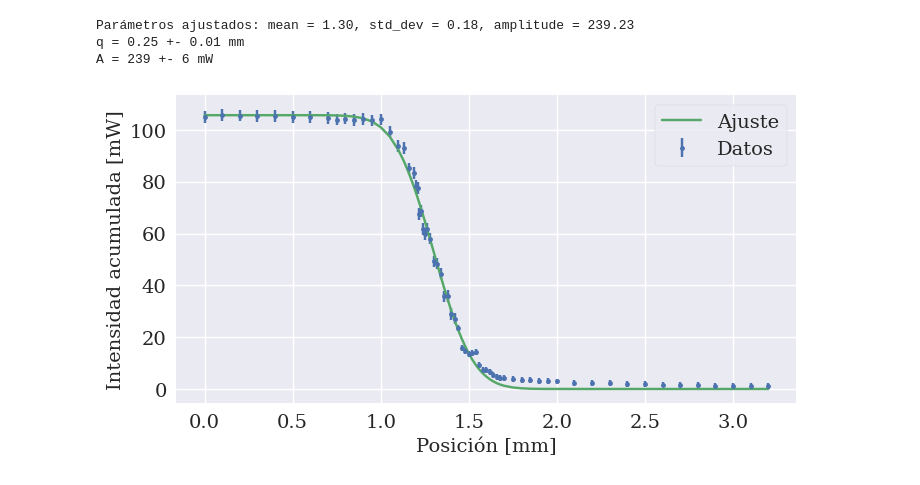
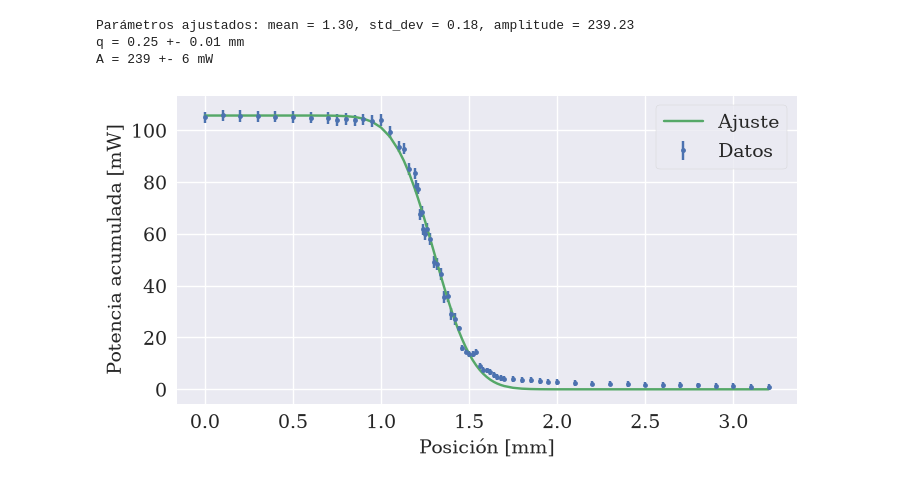
Before and after one commit to olistarosta/labo-5-2026, a Jupyter notebook: laser/analisis/perfil_laser.ipynb, the cells around one changed output. Drawn from its saved outputs; the diff is of its cells as text; code cells hidden in the pictures.

```diff
--- a/laser/analisis/perfil_laser.ipynb
+++ b/laser/analisis/perfil_laser.ipynb
@@ -65,35 +65,35 @@ interp_sin = interp1d(
     fill_value=np.nan,
 )
 
 I_sin_interp_en_pos_con = interp_sin(df1["pos_con"])
 sin_background = df1["I_con"].to_numpy() - I_sin_interp_en_pos_con
 posiciones = df1["pos_con"].to_numpy()
 
 err_sin = np.mean(df2["err_sin"])
 
 err = np.sqrt(df1["err_con"]**2 + err_sin**2 ).to_numpy()
 
 rango = posiciones>=11.8
 posiciones, sin_background, err = posiciones[rango], sin_background[rango], err[rango]
 posiciones -= posiciones[0]
 
 popt, pcov = curve_fit(modified_erf, posiciones, sin_background, p0 = (1.2,0.23,1.7))
 
 fig, ax = plt.subplots(figsize = (8, 4))
 plt.errorbar(posiciones, sin_background, err,fmt = ".", label="Datos")
 plt.plot(posiciones, modified_erf(posiciones, *popt), label="Ajuste")
 plt.legend()
 plt.xlabel("Posición [mm]")
-plt.ylabel("Intensidad acumulada [mW]")
+plt.ylabel("Potencia acumulada [mW]")
 print("Parámetros ajustados: mean = {:.2f}, std_dev = {:.2f}, amplitude = {:.2f}".format(*popt))
 plt.savefig("../figuras/barrido_perfil_laser.pdf", bbox_inches='tight')
 print(f"q = {np.sqrt(2) * popt[1]:.2f} +- {np.sqrt(2) * np.sqrt(np.diag(pcov))[1]:.2f} mm ")
 print(f"A = {popt[2]:.0f} +- {np.sqrt(np.diag(pcov))[2]:.0f} mW ")
 # %% [output]
 Parámetros ajustados: mean = 1.30, std_dev = 0.18, amplitude = 239.23
 q = 0.25 +- 0.01 mm
 A = 239 +- 6 mW
-[figure, old version]
+[figure, new version]
 # %%
 def gaussian(x, mean, std_dev, amplitude):
     """
```
Also changed, not shown: parts of 2 cells of this notebook, 6 other files.
